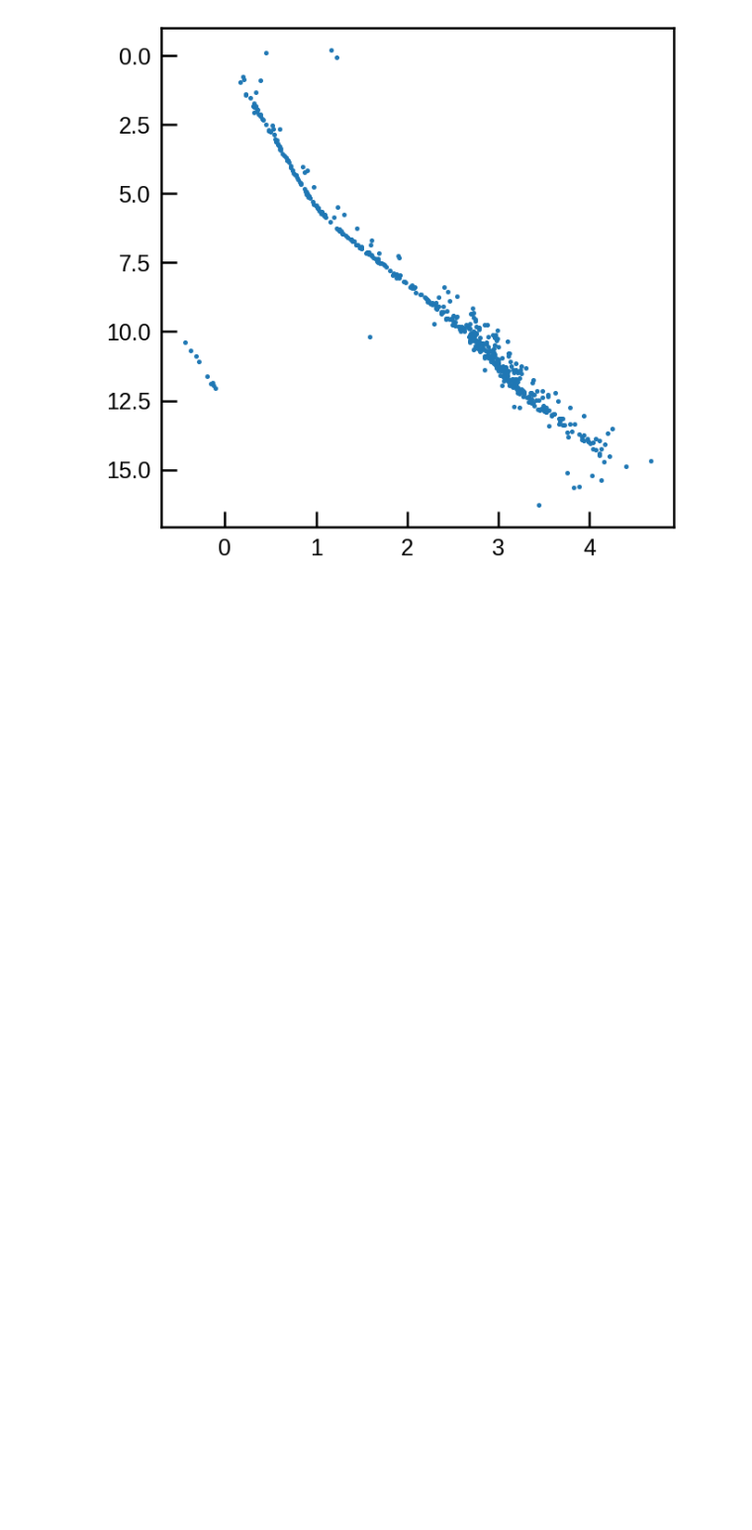
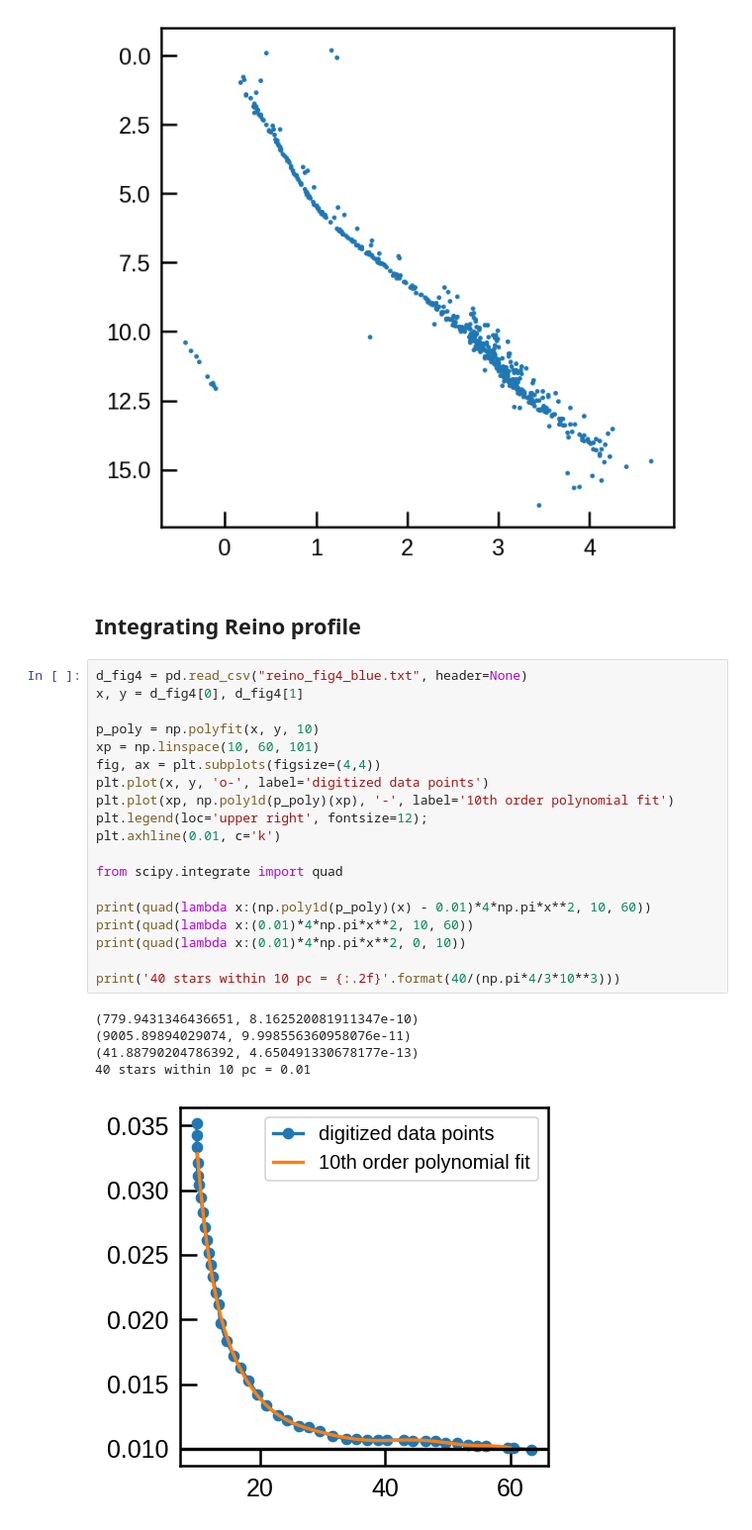
Before and after one commit to smoh/kinesis, a Jupyter notebook: notebooks/hyades-density.ipynb, the cells around one changed output. Shown at 99% size. Drawn from its saved outputs; the diff is of its cells as text; blank space fills up the shorter version.

```diff
--- a/notebooks/hyades-density.ipynb
+++ b/notebooks/hyades-density.ipynb
@@ -228,3 +228,30 @@ ax.scatter(df['bp_rp'], df['phot_g_mean_mag'] + df.g.distmod, s=4);
 ax.invert_yaxis();k
 # %% [output]
 [figure]
+# %% [markdown]
+## Integrating Reino profile
+# %%
+d_fig4 = pd.read_csv("reino_fig4_blue.txt", header=None)
+x, y = d_fig4[0], d_fig4[1]
+
+p_poly = np.polyfit(x, y, 10)
+xp = np.linspace(10, 60, 101)
+fig, ax = plt.subplots(figsize=(4,4))
+plt.plot(x, y, 'o-', label='digitized data points')
+plt.plot(xp, np.poly1d(p_poly)(xp), '-', label='10th order polynomial fit')
+plt.legend(loc='upper right', fontsize=12);
+plt.axhline(0.01, c='k')
+
+from scipy.integrate import quad
+
+print(quad(lambda x:(np.poly1d(p_poly)(x) - 0.01)*4*np.pi*x**2, 10, 60))
+print(quad(lambda x:(0.01)*4*np.pi*x**2, 10, 60))
+print(quad(lambda x:(0.01)*4*np.pi*x**2, 0, 10))
+
+print('40 stars within 10 pc = {:.2f}'.format(40/(np.pi*4/3*10**3)))
+# %% [output]
+(779.9431346436651, 8.162520081911347e-10)
+(9005.89894029074, 9.998556360958076e-11)
+(41.88790204786392, 4.650491330678177e-13)
+40 stars within 10 pc = 0.01
+[figure, added]
```
Also changed, not shown: parts of 1 cell of this notebook.
